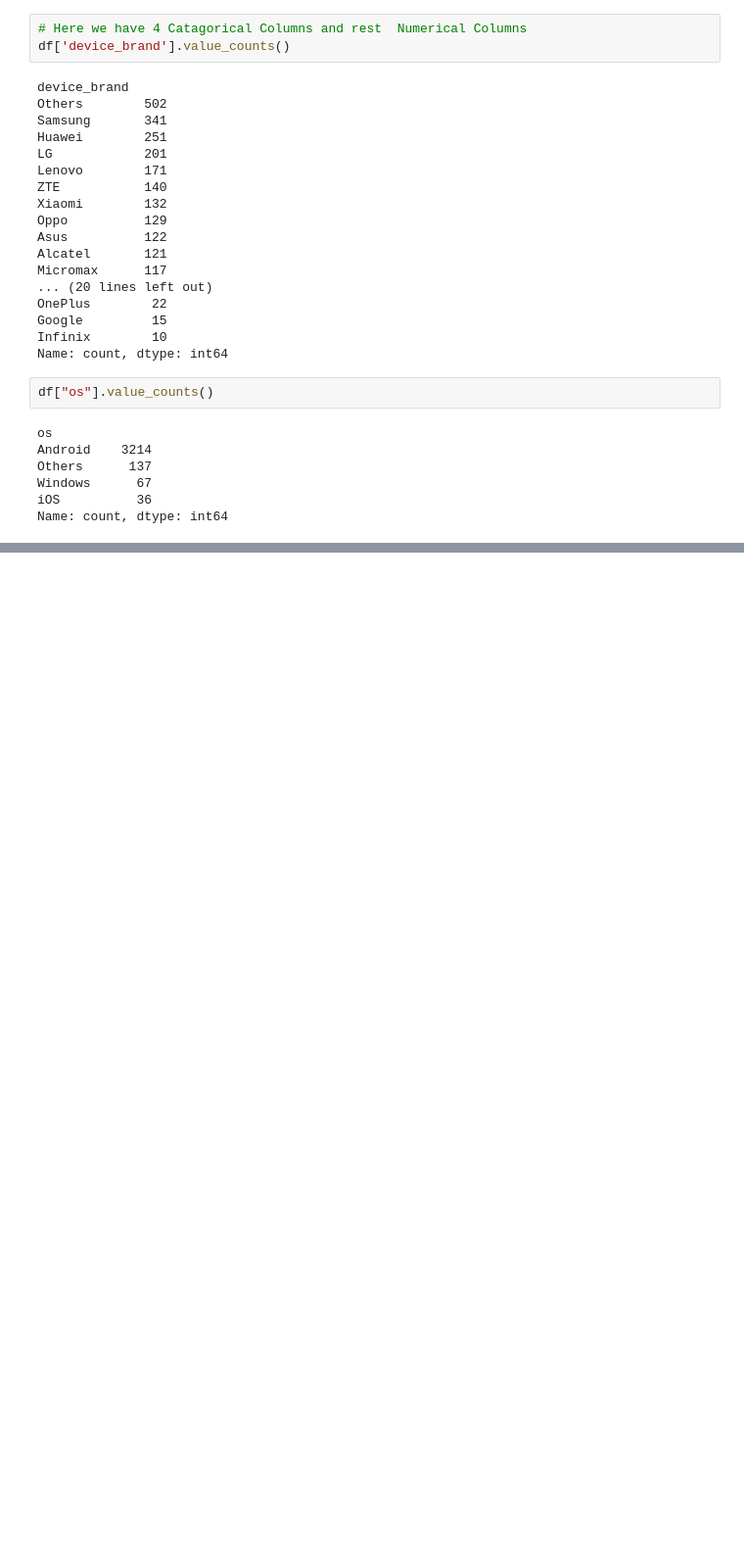
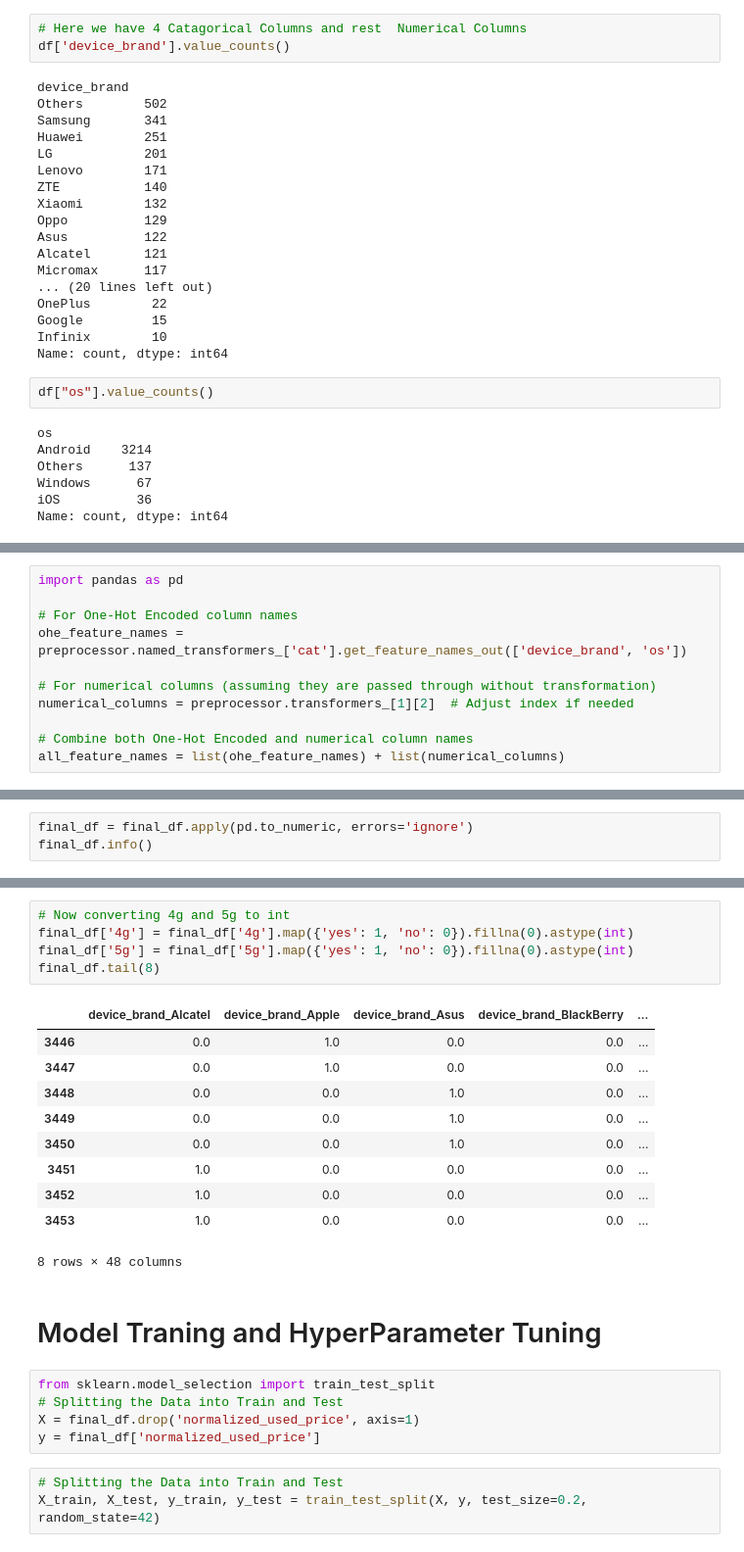
Before and after one commit to dedsec-a/Comodity-Price-predectior, a Jupyter notebook: Notebook/traning.ipynb, the cells around one changed output, grey strips where cells are left out. Shown at 98% size. Cells and saved outputs as stored; diff of their text form; blank space fills up the shorter version.

```diff
--- a/Notebook/traning.ipynb
+++ b/Notebook/traning.ipynb
@@ -268,0 +250,11 @@ def one_hot_encode_all_categoricals(df, encoder_filename='ohe_column_transformer
+# %%
+import pandas as pd
+
+# For One-Hot Encoded column names
+ohe_feature_names = preprocessor.named_transformers_['cat'].get_feature_names_out(['device_brand', 'os'])
+
+# For numerical columns (assuming they are passed through without transformation)
+numerical_columns = preprocessor.transformers_[1][2]  # Adjust index if needed
+
+# Combine both One-Hot Encoded and numerical column names
+all_feature_names = list(ohe_feature_names) + list(numerical_columns)
@@ -268,0 +271,3 @@ def one_hot_encode_all_categoricals(df, encoder_filename='ohe_column_transformer
+# %%
+final_df = final_df.apply(pd.to_numeric, errors='ignore')
+final_df.info()
@@ -268,0 +292,26 @@ def one_hot_encode_all_categoricals(df, encoder_filename='ohe_column_transformer
+# %%
+# Now converting 4g and 5g to int
+final_df['4g'] = final_df['4g'].map({'yes': 1, 'no': 0}).fillna(0).astype(int)
+final_df['5g'] = final_df['5g'].map({'yes': 1, 'no': 0}).fillna(0).astype(int)
+final_df.tail(8)
+# %% [output]
+|  | device_brand_Alcatel | device_brand_Apple | device_brand_Asus | device_brand_BlackBerry | ... |
+| 3446 | 0.0 | 1.0 | 0.0 | 0.0 | ... |
+| 3447 | 0.0 | 1.0 | 0.0 | 0.0 | ... |
+| 3448 | 0.0 | 0.0 | 1.0 | 0.0 | ... |
+| 3449 | 0.0 | 0.0 | 1.0 | 0.0 | ... |
+| 3450 | 0.0 | 0.0 | 1.0 | 0.0 | ... |
+| 3451 | 1.0 | 0.0 | 0.0 | 0.0 | ... |
+| 3452 | 1.0 | 0.0 | 0.0 | 0.0 | ... |
+| 3453 | 1.0 | 0.0 | 0.0 | 0.0 | ... |
+8 rows × 48 columns
+# %% [markdown]
+# Model Traning and HyperParameter Tuning
+# %%
+from sklearn.model_selection import train_test_split
+# Splitting the Data into Train and Test
+X = final_df.drop('normalized_used_price', axis=1)
+y = final_df['normalized_used_price']
+# %%
+# Splitting the Data into Train and Test
+X_train, X_test, y_train, y_test = train_test_split(X, y, test_size=0.2, random_state=42)
```
Also changed, not shown: parts of 19 cells of this notebook, 7 other files.
